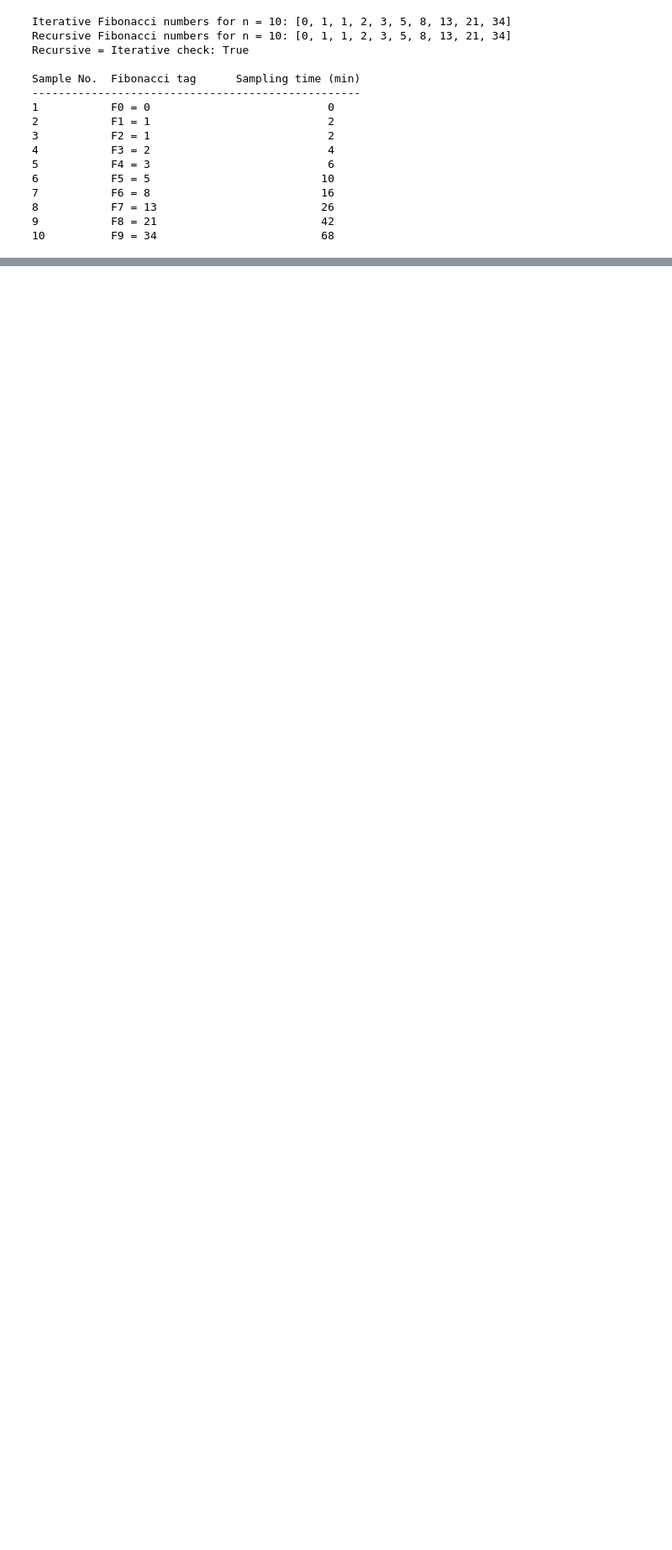
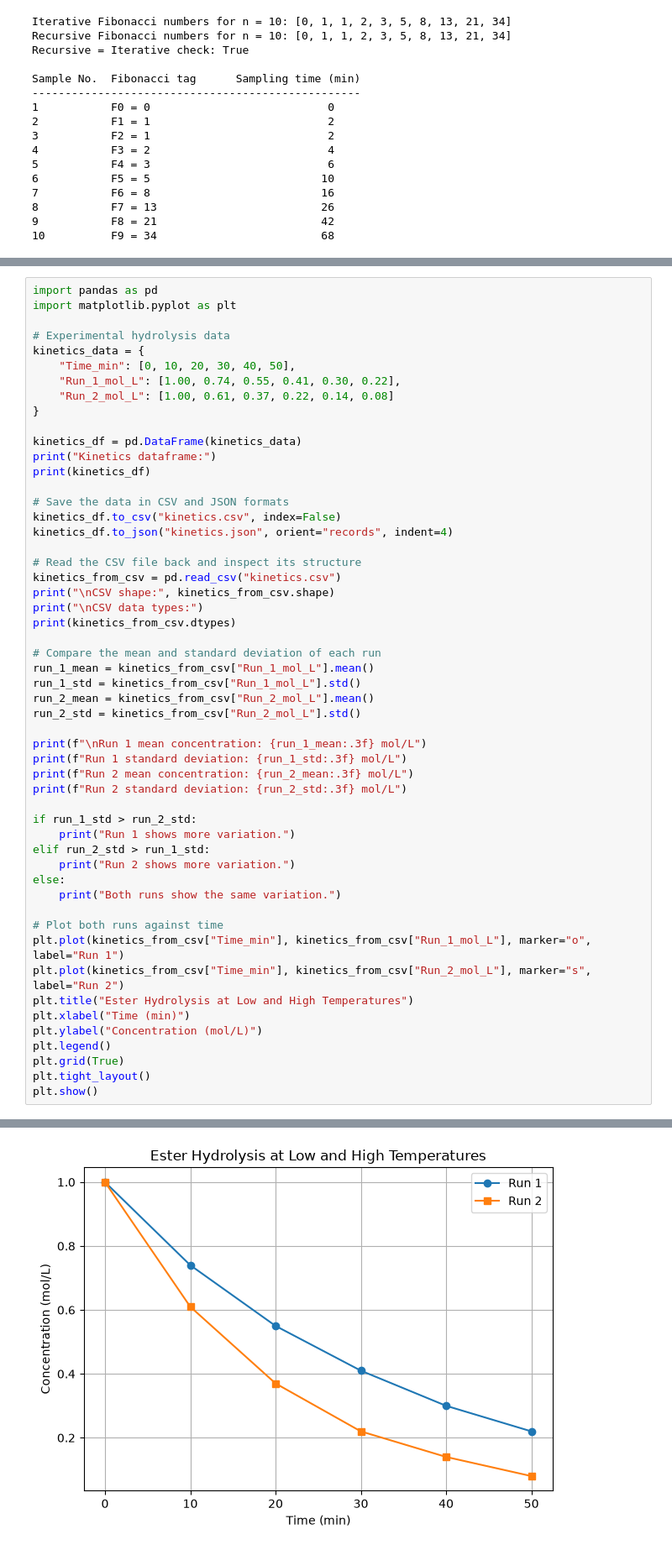
Before and after one commit to ishanvisomalwar1067/CP_Practical, a Jupyter notebook: Roll No_20251001067_SetA.ipynb, the cells around one changed output, grey strips where cells are left out. Shown at 84% size. Drawn from its saved outputs; the diff is of its cells as text; blank space fills up the shorter version.

Commit message:
Add kinetics data in CSV and JSON formats
- Created kinetics.csv containing time and concentration data for two runs.
- Created kinetics.json with the same data structured in JSON format.

```diff
--- a/Roll No_20251001067_SetA.ipynb
+++ b/Roll No_20251001067_SetA.ipynb
@@ -248,0 +258,54 @@ Sample No.  Fibonacci tag      Sampling time (min)
+# %%
+import pandas as pd
+import matplotlib.pyplot as plt
+
+# Experimental hydrolysis data
+kinetics_data = {
+    "Time_min": [0, 10, 20, 30, 40, 50],
+    "Run_1_mol_L": [1.00, 0.74, 0.55, 0.41, 0.30, 0.22],
+    "Run_2_mol_L": [1.00, 0.61, 0.37, 0.22, 0.14, 0.08]
+}
+
+kinetics_df = pd.DataFrame(kinetics_data)
+print("Kinetics dataframe:")
+print(kinetics_df)
+
+# Save the data in CSV and JSON formats
+kinetics_df.to_csv("kinetics.csv", index=False)
+kinetics_df.to_json("kinetics.json", orient="records", indent=4)
+
+# Read the CSV file back and inspect its structure
+kinetics_from_csv = pd.read_csv("kinetics.csv")
+print("\nCSV shape:", kinetics_from_csv.shape)
+print("\nCSV data types:")
+print(kinetics_from_csv.dtypes)
+
+# Compare the mean and standard deviation of each run
+run_1_mean = kinetics_from_csv["Run_1_mol_L"].mean()
+run_1_std = kinetics_from_csv["Run_1_mol_L"].std()
+run_2_mean = kinetics_from_csv["Run_2_mol_L"].mean()
+run_2_std = kinetics_from_csv["Run_2_mol_L"].std()
+
+print(f"\nRun 1 mean concentration: {run_1_mean:.3f} mol/L")
+print(f"Run 1 standard deviation: {run_1_std:.3f} mol/L")
+print(f"Run 2 mean concentration: {run_2_mean:.3f} mol/L")
+print(f"Run 2 standard deviation: {run_2_std:.3f} mol/L")
+
+if run_1_std > run_2_std:
+    print("Run 1 shows more variation.")
+elif run_2_std > run_1_std:
+    print("Run 2 shows more variation.")
+else:
+    print("Both runs show the same variation.")
+
+# Plot both runs against time
+plt.plot(kinetics_from_csv["Time_min"], kinetics_from_csv["Run_1_mol_L"], marker="o", label="Run 1")
+plt.plot(kinetics_from_csv["Time_min"], kinetics_from_csv["Run_2_mol_L"], marker="s", label="Run 2")
+plt.title("Ester Hydrolysis at Low and High Temperatures")
+plt.xlabel("Time (min)")
+plt.ylabel("Concentration (mol/L)")
+plt.legend()
+plt.grid(True)
+plt.tight_layout()
+plt.show()
+# %% [output]
@@ -248,0 +329 @@ Sample No.  Fibonacci tag      Sampling time (min)
+[figure, added]
```
Also changed, not shown: parts of 3 cells of this notebook, 2 other files.
